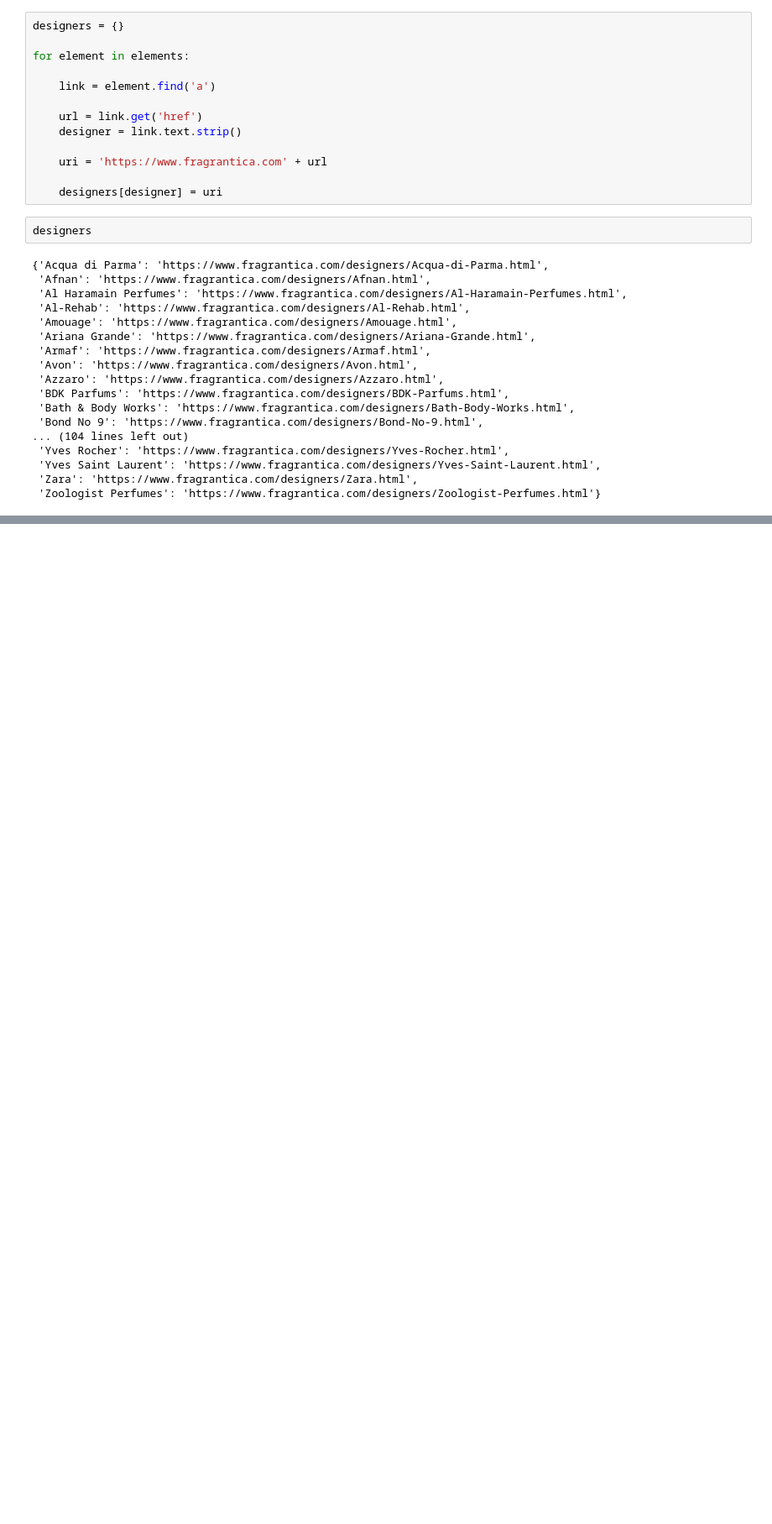
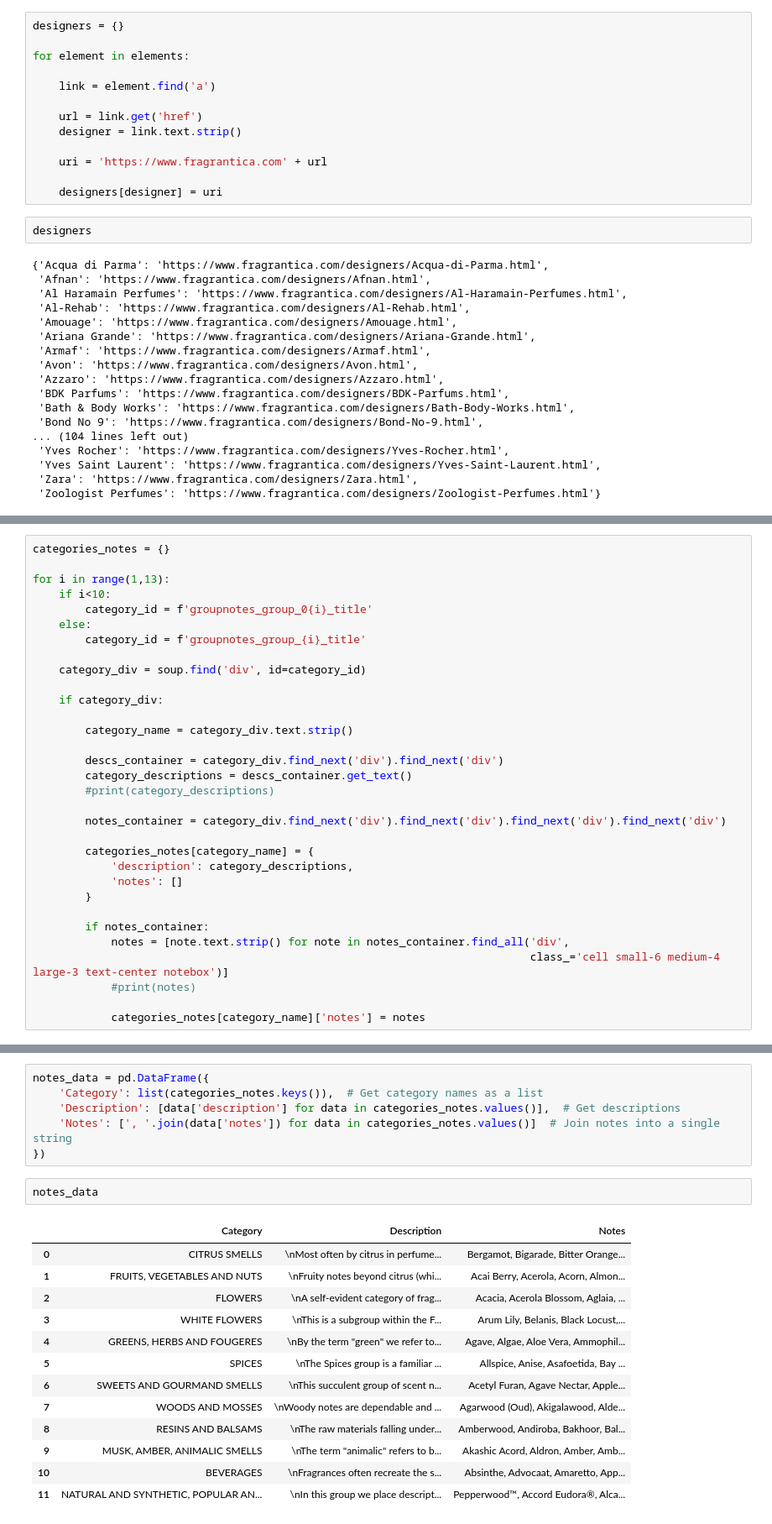
Before and after one commit to nmtubia/perfume_recommender, a Jupyter notebook: data_collection.ipynb, the cells around one changed output, grey strips where cells are left out. Shown at 84% size. Cells and saved outputs as stored; diff of their text form; blank space fills up the shorter version.

Commit message:
collecting notes data

```diff
--- a/data_collection.ipynb
+++ b/data_collection.ipynb
@@ -51,0 +93,32 @@ designers
+# %%
+categories_notes = {}
+
+for i in range(1,13):
+    if i<10:
+        category_id = f'groupnotes_group_0{i}_title'
+    else:
+        category_id = f'groupnotes_group_{i}_title'
+
+    category_div = soup.find('div', id=category_id)
+
+    if category_div:
+
+        category_name = category_div.text.strip()
+
+        descs_container = category_div.find_next('div').find_next('div')
+        category_descriptions = descs_container.get_text()
+        #print(category_descriptions)
+
+        notes_container = category_div.find_next('div').find_next('div').find_next('div').find_next('div')
+
+        categories_notes[category_name] = {
+            'description': category_descriptions,
+            'notes': []
+        }
+
+        if notes_container:
+            notes = [note.text.strip() for note in notes_container.find_all('div',
+                                                                            class_='cell small-6 medium-4 large-3 text-center notebox')]
+            #print(notes)
+
+            categories_notes[category_name]['notes'] = notes
@@ -51,0 +145,22 @@ designers
+# %%
+notes_data = pd.DataFrame({
+    'Category': list(categories_notes.keys()),  # Get category names as a list
+    'Description': [data['description'] for data in categories_notes.values()],  # Get descriptions
+    'Notes': [', '.join(data['notes']) for data in categories_notes.values()]  # Join notes into a single string
+})
+# %%
+notes_data
+# %% [output]
+|  | Category | Description | Notes |
+| 0 | CITRUS SMELLS | \nMost often by citrus in perfume... | Bergamot, Bigarade, Bitter Orange... |
+| 1 | FRUITS, VEGETABLES AND NUTS | \nFruity notes beyond citrus (whi... | Acai Berry, Acerola, Acorn, Almon... |
+| 2 | FLOWERS | \nA self-evident category of frag... | Acacia, Acerola Blossom, Aglaia, ... |
+| 3 | WHITE FLOWERS | \nThis is a subgroup within the F... | Arum Lily, Belanis, Black Locust,... |
+| 4 | GREENS, HERBS AND FOUGERES | \nBy the term "green" we refer to... | Agave, Algae, Aloe Vera, Ammophil... |
+| 5 | SPICES | \nThe Spices group is a familiar ... | Allspice, Anise, Asafoetida, Bay ... |
+| 6 | SWEETS AND GOURMAND SMELLS | \nThis succulent group of scent n... | Acetyl Furan, Agave Nectar, Apple... |
+| 7 | WOODS AND MOSSES | \nWoody notes are dependable and ... | Agarwood (Oud), Akigalawood, Alde... |
+| 8 | RESINS AND BALSAMS | \nThe raw materials falling under... | Amberwood, Andiroba, Bakhoor, Bal... |
+| 9 | MUSK, AMBER, ANIMALIC SMELLS | \nThe term "animalic" refers to b... | Akashic Acord, Aldron, Amber, Amb... |
+| 10 | BEVERAGES | \nFragrances often recreate the s... | Absinthe, Advocaat, Amaretto, App... |
+| 11 | NATURAL AND SYNTHETIC, POPULAR AN... | \nIn this group we place descript... | Pepperwood™, Accord Eudora®, Alca... |
```
Also changed, not shown: parts of 8 cells of this notebook.
